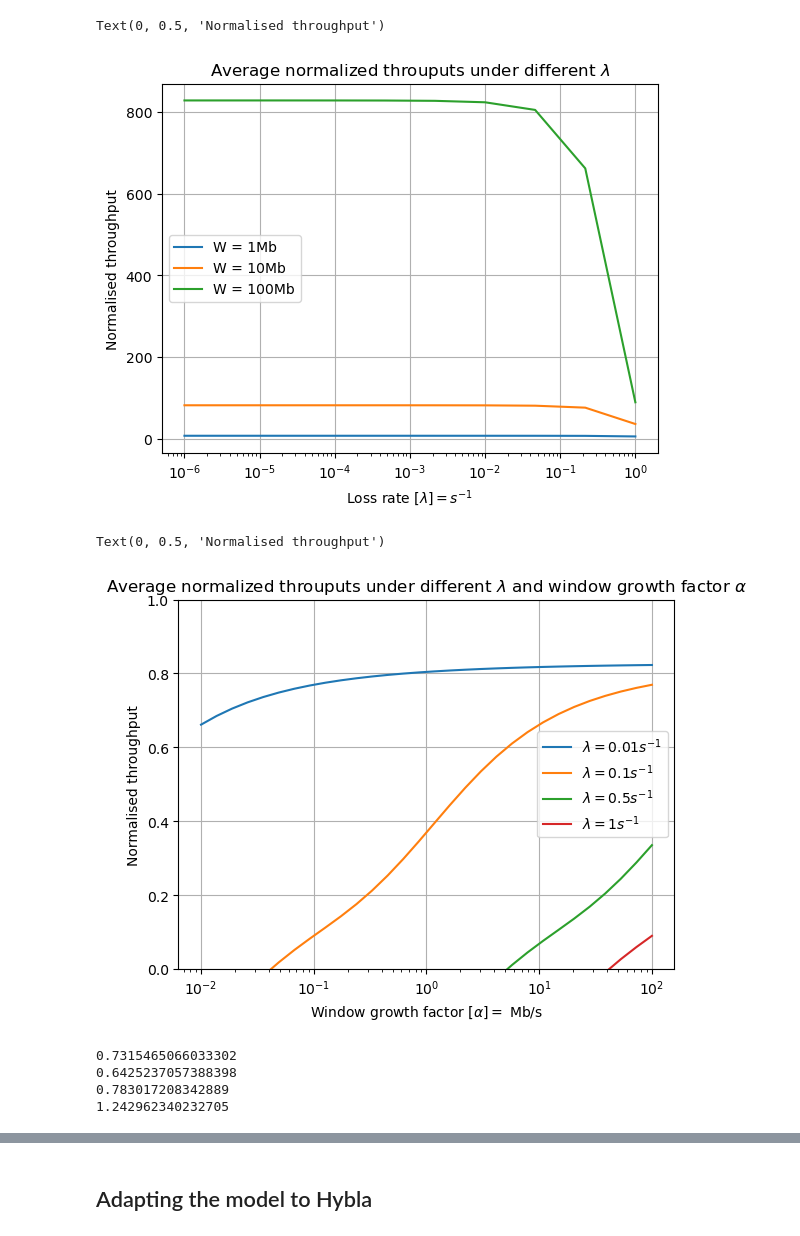
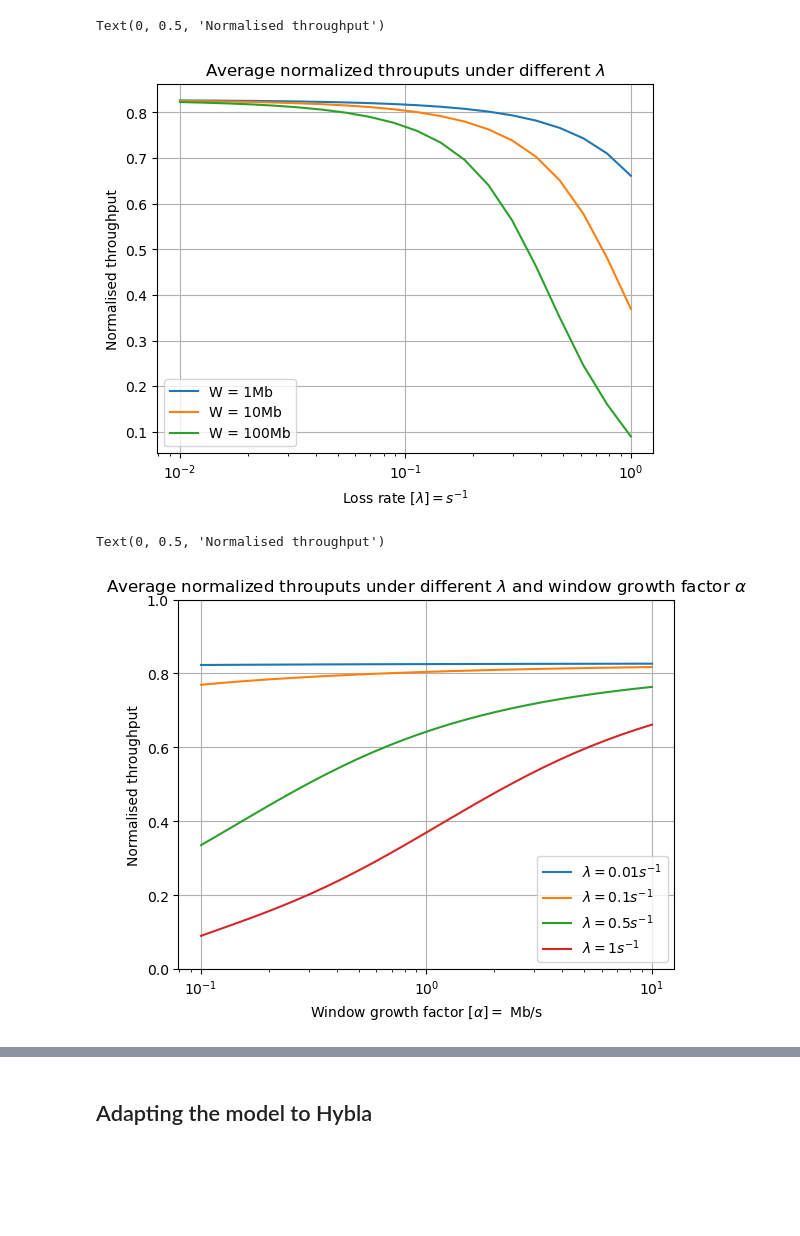
Before and after one commit to megretj/qpepcca, a Jupyter notebook: markovianModel.ipynb, the cells around one changed output, grey strips where cells are left out. Saved outputs shown, nothing was run; the diff lists cells and outputs as text; code cells hidden in the pictures; blank space fills up the shorter version.

```diff
--- a/markovianModel.ipynb
+++ b/markovianModel.ipynb
@@ -8,7 +8,7 @@ Note: Along the way, we noticed that the model is not very realistic as it assum
 # %%
 import numpy as np
 import matplotlib.pyplot as plt
-from ccaModels import CCA_MarkovChain_CUBIC_OG, CCA_MarkovChain_Hybla_discrete, CCA_MarkovChain_Hybla_OG, CCA_MarkovChain_CUBIC_discrete
+from ccaModels import CCA_MarkovChain_CUBIC_time, CCA_MarkovChain_Hybla_time
 
 #plt.rcParams['text.usetex'] = True
-#plt.rcParams.update(plt.rcParamsDefault)
+plt.rcParams.update(plt.rcParamsDefault)
@@ -15,5 +20,5 @@ from ccaModels import CCA_MarkovChain_CUBIC_OG, CCA_MarkovChain_Hybla_discrete,
 # %%
-wired = CCA_MarkovChain_CUBIC_OG(err_rate=0.05,beta=0.5,alpha=1,N=100,C =1000)
+wired = CCA_MarkovChain_CUBIC_time(err_rate=0.05,beta=0.5,alpha=1,N=100,C =1000)
 wired.avg_throughput()
 print(f"Average throughput is {wired.ssThroughput}")
 
@@ -36,0 +44,23 @@ Average throughput is 812.2841259723812
+# %%
+# Reproducing Fig. 5 (changing the RTT)
+link = CCA_MarkovChain_CUBIC_time(beta = 0.5, alpha=1,N=100,C =1000)
+loss_rates = np.logspace(-2,-0.1,20)
+rtts = [0.1,0.01,0.001]
+throughputs = np.zeros((len(loss_rates),len(rtts)))
+for j,rtt in enumerate(rtts):
+    link.RTT_real = rtt
+    link.update()
+    for i,l in enumerate(loss_rates):
+        link.err_rate = l
+        link.avg_throughput()
+        throughputs[i,j] = link.ssThroughput
+
+# Now plot the throughput as a function of the loss rate with series representing the RTT
+fig, ax = plt.subplots()
+for j,rtt in enumerate(rtts):
+    ax.plot(loss_rates,throughputs[:,j],label = f"W = {1000*rtt}Mb")
+ax.set_xscale('log')
+ax.set_xlabel("Loss rate")
+ax.set_ylabel("Normalised throughput")
+ax.legend()
+plt.show()
@@ -37,32 +69,32 @@ Average throughput is 812.2841259723812
 # %%
-# Fig 7. from paper
-err_rates = np.logspace(-6,0,10)
+# Fig 5. from paper (Changing C, the bandwidth)
+err_rates = np.logspace(-2,0,20)
 throughputs = np.zeros([3,len(err_rates)])
 for k,C in enumerate([10,100,1000]):
     for i, l in enumerate(err_rates):
-        wired = CCA_MarkovChain_CUBIC_OG(err_rate=l,beta=0.5,alpha=1,N=100,C = C ,RTT_real=0.1)
+        wired = CCA_MarkovChain_CUBIC_time(err_rate=l,beta=0.5,alpha=1,N=100,C = C ,RTT_real=0.1)
         throughputs[k,i] = wired.avg_throughput()
 
 plt.plot(err_rates,throughputs[0,:], label = "W = 1Mb")
 plt.plot(err_rates,throughputs[1,:], label = "W = 10Mb")
 plt.plot(err_rates,throughputs[2,:], label = "W = 100Mb")
 plt.semilogx()
 plt.legend()
+plt.ylim([0,1])
 plt.grid()
 plt.title(r"Average normalized throuputs under different $\lambda$")
 plt.xlabel(r"Loss rate $[\lambda] = s^{-1}$")
 plt.ylabel(r'Normalised throughput')
 # %% [output]
 Text(0, 0.5, 'Normalised throughput')
-[figure, old version]
+[figure, new version]
 # %%
-# Fig. 8
-
-alphas = np.logspace(-2,2,30)
+# Fig. 6
+alphas = np.logspace(-1,1,30)
 throughputs = np.zeros([4,len(alphas)])
 for k,lam in enumerate([0.01,0.1,0.5,1]):
     for i, alpha in enumerate(alphas):
-        wired = CCA_CUBIC_MarkovChain(trans_err=lam,beta=0.5,alpha=alpha,N=100,C=100,RTT=100)
+        wired = CCA_MarkovChain_CUBIC_time(err_rate=lam,beta=0.5,alpha=alpha,N=100,C=100,RTT_real=0.1)
         throughputs[k,i] = wired.avg_throughput()
 
 plt.plot(alphas,throughputs[0,:], label = r"$\lambda = 0.01 s^{-1}$")
@@ -78,16 +110,4 @@ plt.xlabel(r"Window growth factor $[\alpha] =$ Mb/s")
 plt.ylabel(r'Normalised throughput')
 # %% [output]
 Text(0, 0.5, 'Normalised throughput')
-[figure, old version]
+[figure, new version]
-# %%
-fast = CCA_CUBIC_MarkovChain(trans_err=0.5,beta=0.5,alpha=1,N=100,C =100,RTT=0.025)
-slow = CCA_CUBIC_MarkovChain(trans_err=0.5,beta=0.5,alpha=1,N=100,C =100,RTT=0.1)
-print(fast.avg_throughput())
-print(slow.avg_throughput())
-print(fast.tau[99,99])
-print(slow.tau[99,99])
-# %% [output]
-0.7315465066033302
-0.6425237057388398
-0.783017208342889
-1.242962340232705
```
Also changed, not shown: parts of 10 cells of this notebook, 3 other files.
